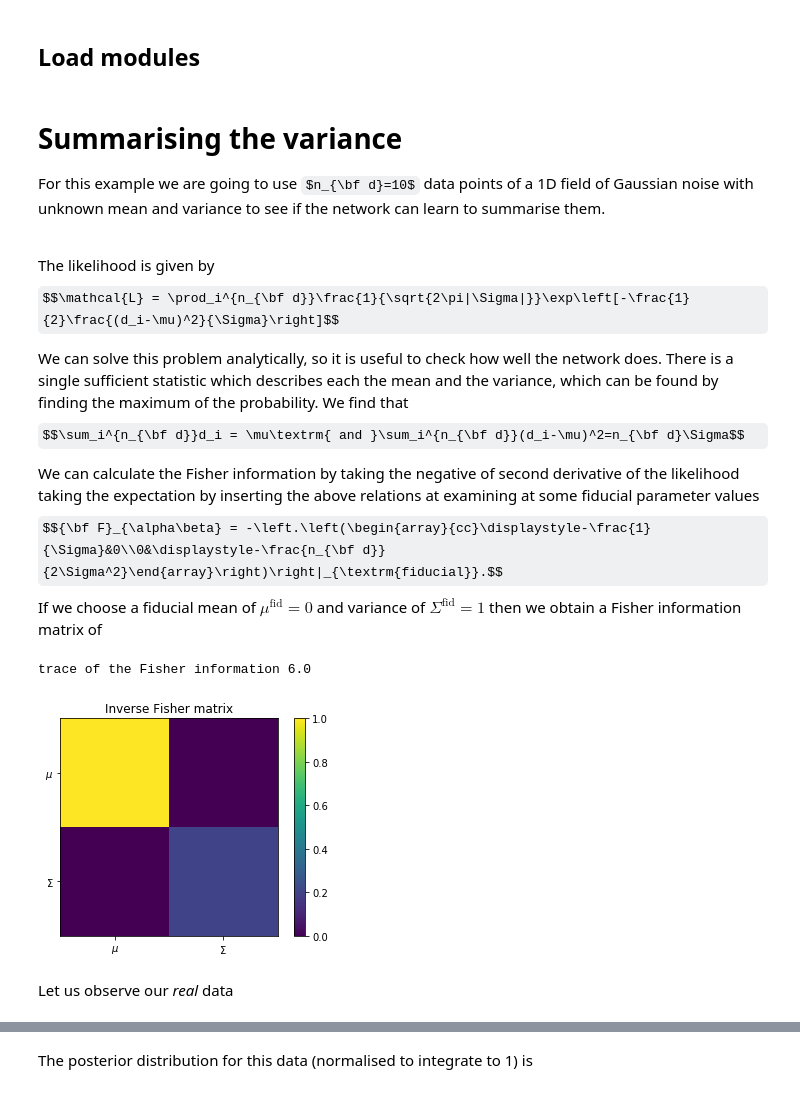
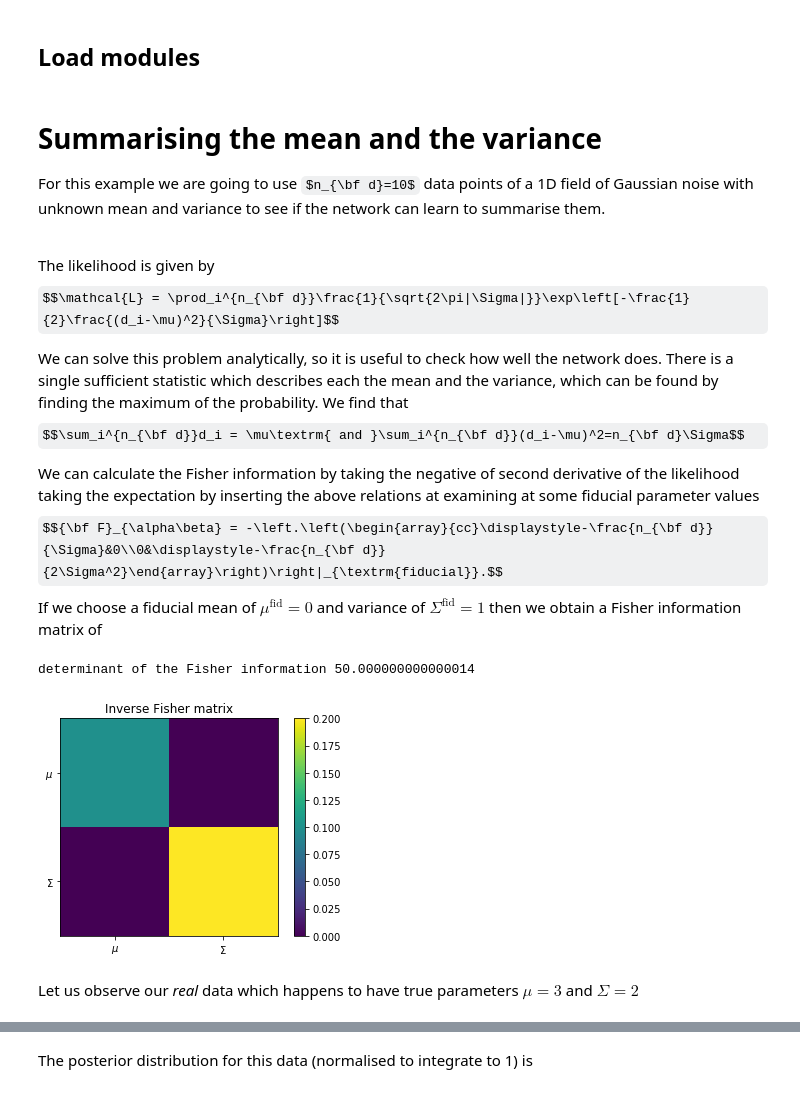
Before and after one commit to tomcharnock/IMNN, a Jupyter notebook: IMNN.ipynb, the cells around one changed output, grey strips where cells are left out. Cells and saved outputs as stored; diff of their text form; code cells hidden in the pictures; some formulas as TeX source.

```diff
--- a/IMNN.ipynb
+++ b/IMNN.ipynb
@@ -41,7 +42,7 @@ import IMNN.IMNN as IMNN
 import IMNN.ABC.ABC as ABC
 import IMNN.ABC.priors as priors
 # %% [markdown]
-# Summarising the variance
+# Summarising the mean and the variance
 
 For this example we are going to use $n_{\bf d}=10$ data points of a 1D field of Gaussian noise with unknown mean and variance to see if the network can learn to summarise them.<br><br>
 
@@ -52,20 +53,20 @@ We can solve this problem analytically, so it is useful to check how well the ne
 $$\sum_i^{n_{\bf d}}d_i = \mu\textrm{ and }\sum_i^{n_{\bf d}}(d_i-\mu)^2=n_{\bf d}\Sigma$$
 
 We can calculate the Fisher information by taking the negative of second derivative of the likelihood taking the expectation by inserting the above relations at examining at some fiducial parameter values
-$${\bf F}_{\alpha\beta} = -\left.\left(\begin{array}{cc}\displaystyle-\frac{1}{\Sigma}&0\\0&\displaystyle-\frac{n_{\bf d}}{2\Sigma^2}\end{array}\right)\right|_{\textrm{fiducial}}.$$
+$${\bf F}_{\alpha\beta} = -\left.\left(\begin{array}{cc}\displaystyle-\frac{n_{\bf d}}{\Sigma}&0\\0&\displaystyle-\frac{n_{\bf d}}{2\Sigma^2}\end{array}\right)\right|_{\textrm{fiducial}}.$$
 If we choose a fiducial mean of $\mu^{\textrm{fid}}=0$ and variance of $\Sigma^{\textrm{fid}} = 1$ then we obtain a Fisher information matrix of
 # %%
-exact_fisher = -np.array([[-1/1., 0.], [0. , - 0.5 * 10 / 1.**2.]])
-trace_exact_fisher = np.trace(exact_fisher)
-print("trace of the Fisher information", trace_exact_fisher)
+exact_fisher = -np.array([[-10. / 1., 0.], [0. , - 0.5 * 10 / 1.**2.]])
+determinant_exact_fisher = np.linalg.det(exact_fisher)
+print("determinant of the Fisher information", determinant_exact_fisher)
 plt.imshow(np.linalg.inv(exact_fisher))
 plt.title("Inverse Fisher matrix")
 plt.xticks([0, 1], [r"$\mu$", r"$\Sigma$"])
 plt.yticks([0, 1], [r"$\mu$", r"$\Sigma$"])
 plt.colorbar();
 # %% [output]
-trace of the Fisher information 6.0
+determinant of the Fisher information 50.000000000000014
-[figure, old version]
+[figure, new version]
 # %% [markdown]
-Let us observe our _real_ data
+Let us observe our _real_ data which happens to have true parameters $\mu=3$ and $\Sigma=2$
 # %%
```
Also changed, not shown: parts of 45 cells of this notebook, 33 other files.
